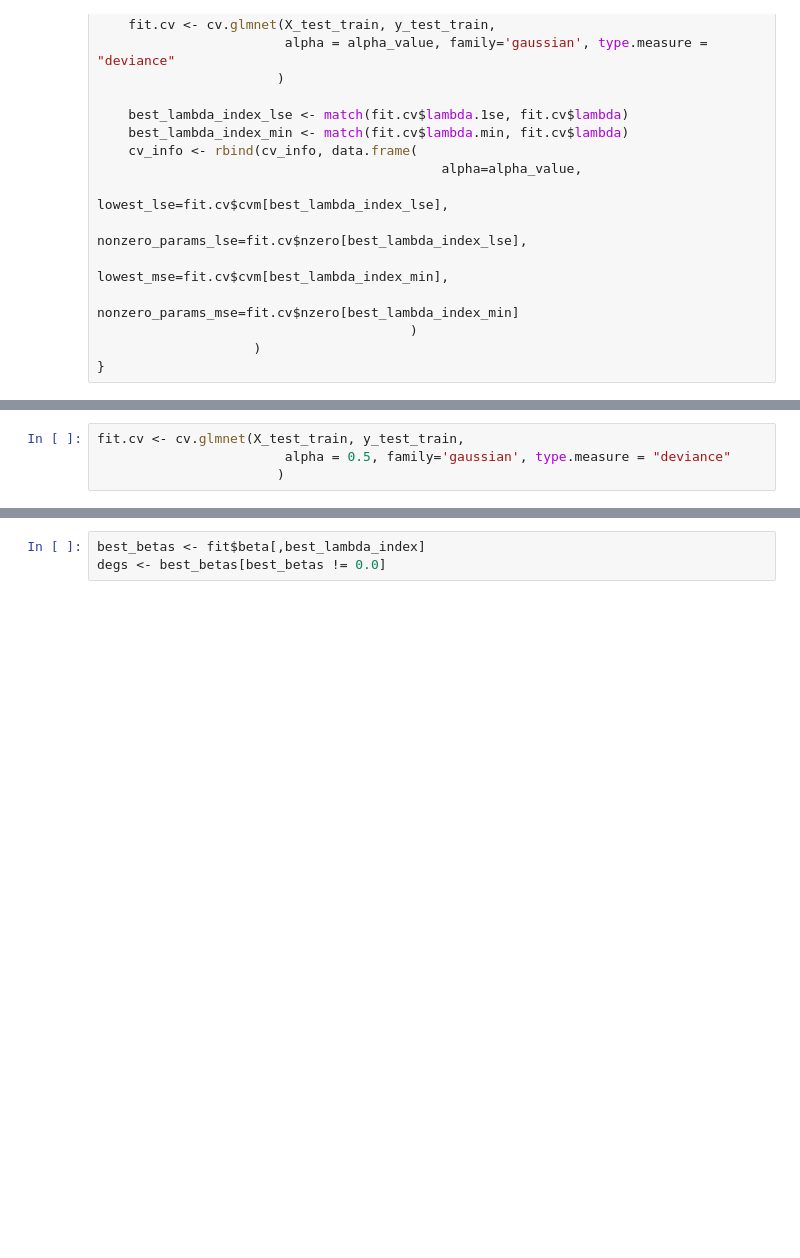
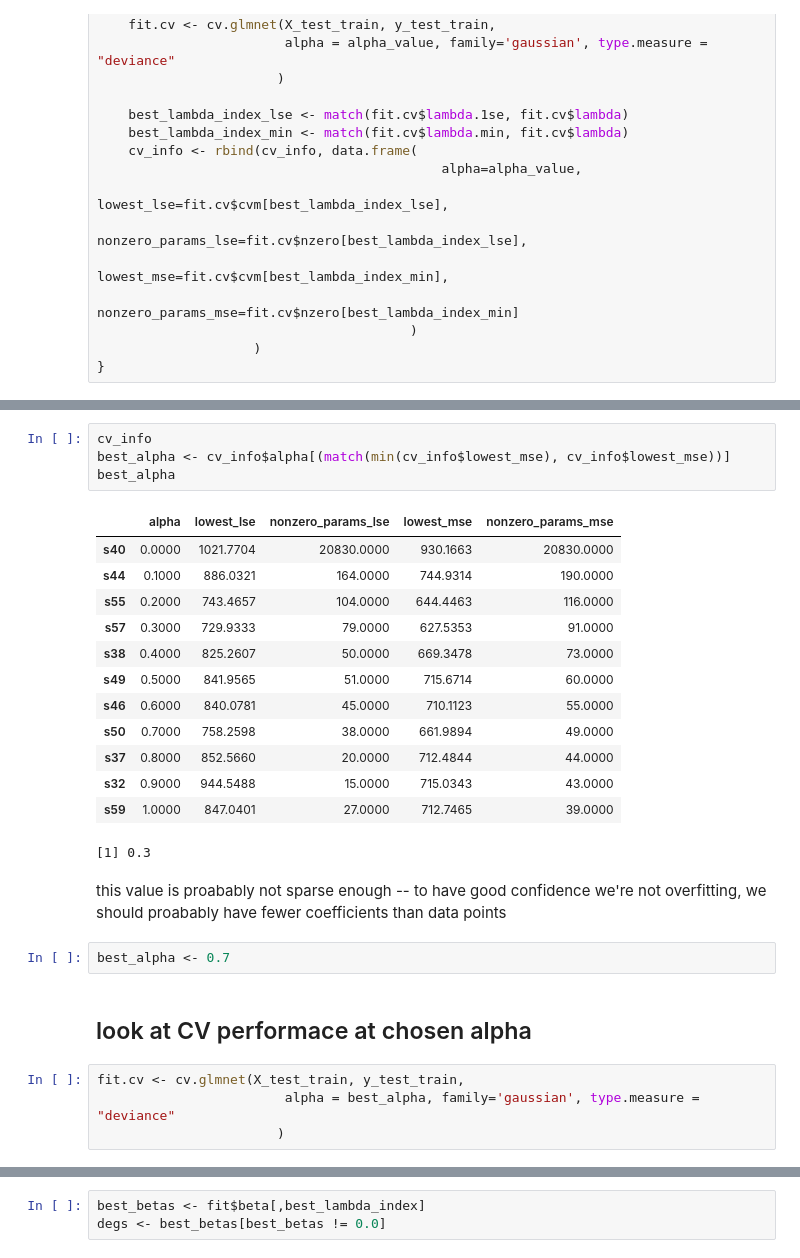
Before and after one commit to donovanr/shared_jupyter_notebooks, a Jupyter notebook: htg_mouse_degs.ipynb, the cells around one changed output, grey strips where cells are left out. Saved outputs shown, nothing was run; the diff lists cells and outputs as text; blank space fills up the shorter version.

```diff
--- a/htg_mouse_degs.ipynb
+++ b/htg_mouse_degs.ipynb
@@ -166,6 +173,30 @@ cv_info
+# %%
+cv_info
+best_alpha <- cv_info$alpha[(match(min(cv_info$lowest_mse), cv_info$lowest_mse))]
+best_alpha
+# %% [output]
+|  | alpha | lowest_lse | nonzero_params_lse | lowest_mse | nonzero_params_mse |
+| s40 | 0.0000 | 1021.7704 | 20830.0000 | 930.1663 | 20830.0000 |
+| s44 | 0.1000 | 886.0321 | 164.0000 | 744.9314 | 190.0000 |
+| s55 | 0.2000 | 743.4657 | 104.0000 | 644.4463 | 116.0000 |
+| s57 | 0.3000 | 729.9333 | 79.0000 | 627.5353 | 91.0000 |
+| s38 | 0.4000 | 825.2607 | 50.0000 | 669.3478 | 73.0000 |
+| s49 | 0.5000 | 841.9565 | 51.0000 | 715.6714 | 60.0000 |
+| s46 | 0.6000 | 840.0781 | 45.0000 | 710.1123 | 55.0000 |
+| s50 | 0.7000 | 758.2598 | 38.0000 | 661.9894 | 49.0000 |
+| s37 | 0.8000 | 852.5660 | 20.0000 | 712.4844 | 44.0000 |
+| s32 | 0.9000 | 944.5488 | 15.0000 | 715.0343 | 43.0000 |
+| s59 | 1.0000 | 847.0401 | 27.0000 | 712.7465 | 39.0000 |
+[1] 0.3
+# %% [markdown]
+this value is proabably not sparse enough -- to have good confidence we're not overfitting, we should proabably have fewer coefficients than data points
+# %%
+best_alpha <- 0.7
+# %% [markdown]
+## look at CV performace at chosen alpha
 # %%
 fit.cv <- cv.glmnet(X_test_train, y_test_train,
-                        alpha = 0.5, family='gaussian', type.measure = "deviance"
+                        alpha = best_alpha, family='gaussian', type.measure = "deviance"
                        )
 # %%
 plot(fit.cv)
```
Also changed, not shown: parts of 51 cells of this notebook, 1 other file.
